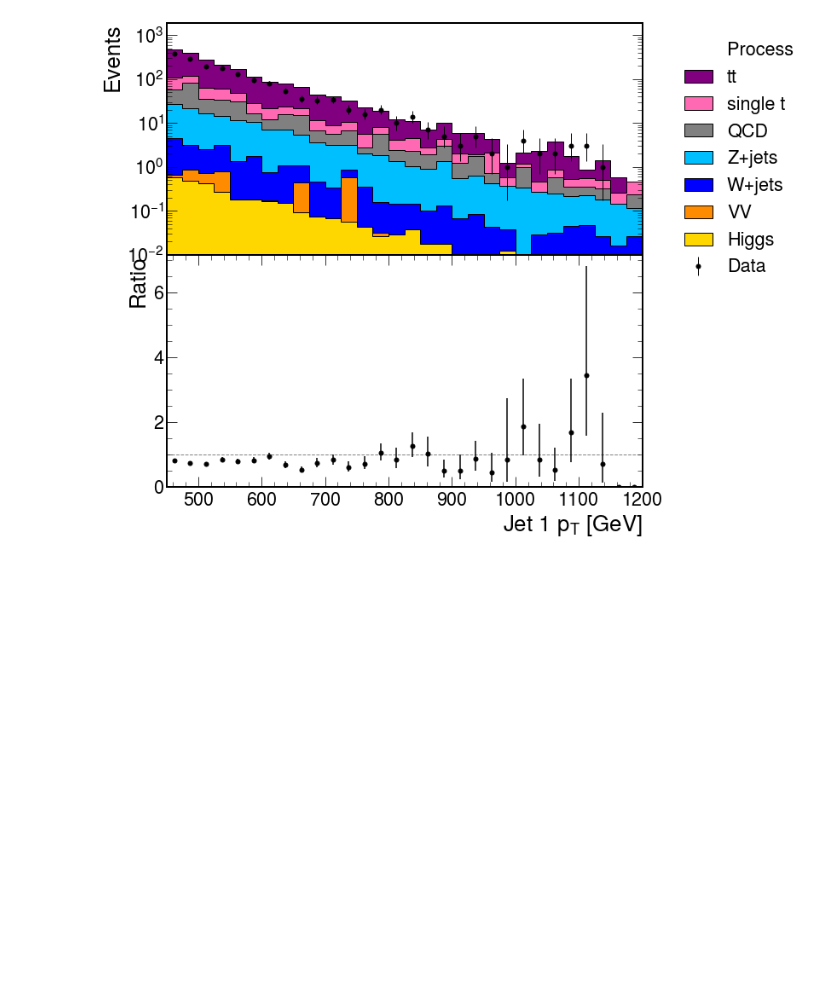
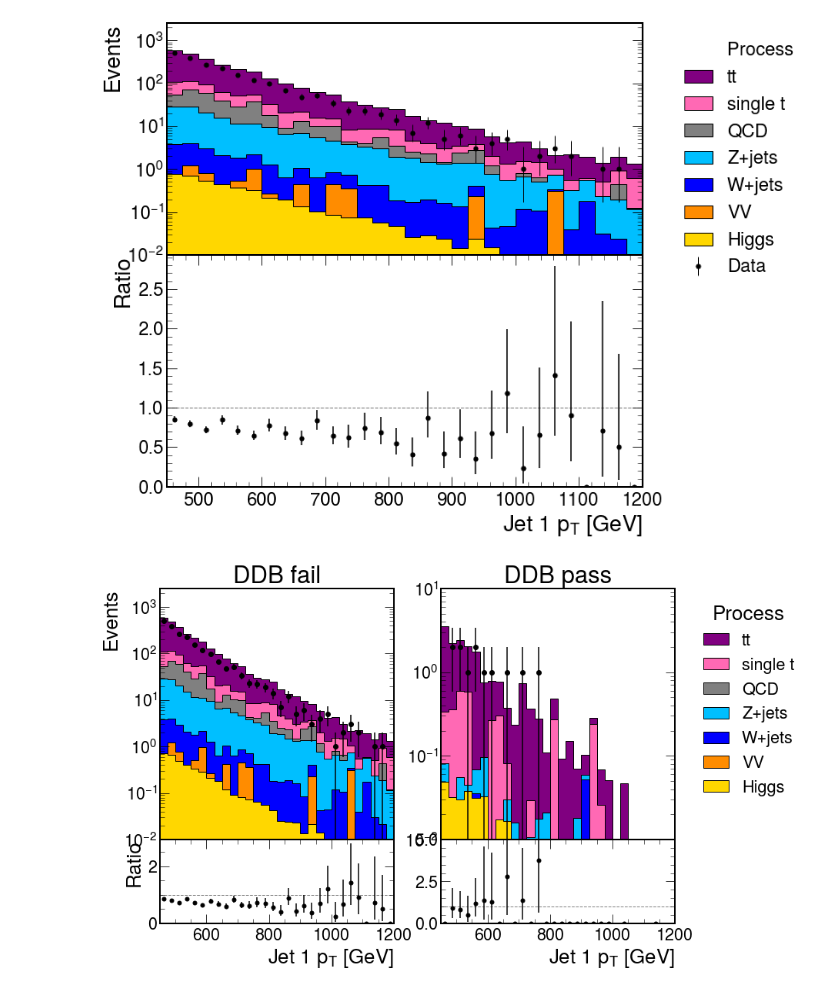
Before and after one commit to jennetd/hbb-cut-based, a Jupyter notebook: vbf-category/ggf-vbf-ddb2-plots/plots-muon.ipynb, the cells around one changed output. Saved outputs shown, nothing was run; the diff lists cells and outputs as text; code cells hidden in the pictures; blank space fills up the shorter version.

```diff
--- a/vbf-category/ggf-vbf-ddb2-plots/plots-muon.ipynb
+++ b/vbf-category/ggf-vbf-ddb2-plots/plots-muon.ipynb
@@ -24,7 +24,7 @@ with open('xsec.json') as f:
 with open('pmap.json') as f:
   pmap = json.load(f)
 # %%
-year = '2017'
+year = '2016'
 nfiles = len(subprocess.getoutput("ls infiles-split/"+year+"*.json").split())
 outsum = processor.dict_accumulator()
 # %%
@@ -35,8 +35,10 @@ smalljetflav = pickle.load(open('pickles/'+year+'_smalljetflav.pkl','rb')).integ
 muonkin = pickle.load(open('pickles/'+year+'_muonkin.pkl','rb')).integrate('region','muoncontrol')
 # %%
 plot_datamc_muoncr(fatjetkin.sum('eta1','ddb1'), year+'/datamc_mucr_pt1', 'Jet 1 $p_T$ [GeV]')
+plot_datamc_muoncr_pf(fatjetkin.sum('eta1'), year+'/datamc_mucr_pt1', 'Jet 1 $p_T$ [GeV]')
 # %% [output]
-[figure, old version]
+[figure, new version]
+[figure, added]
 # %%
 plot_datamc_muoncr(fatjetkin.sum('eta1','pt1'), year+'/datamc_mucr_ddb1', 'Jet 1 DDB score')
 # %% [output]
```
Also changed, not shown: parts of 8 cells of this notebook, 52 other files.
